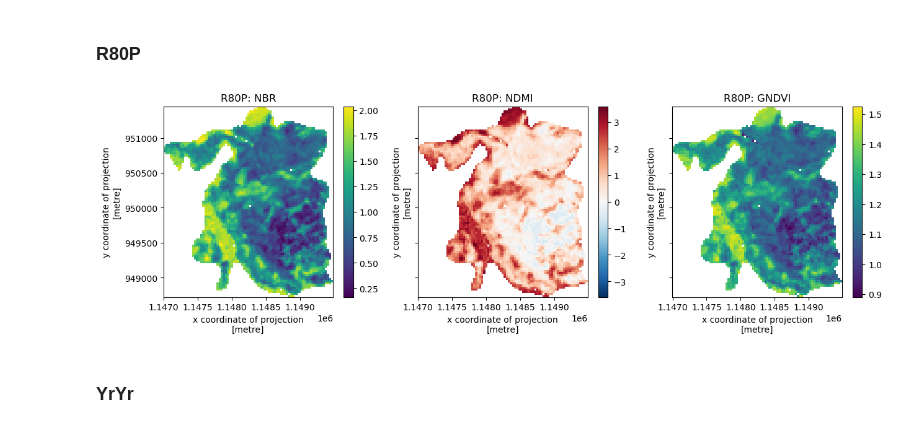
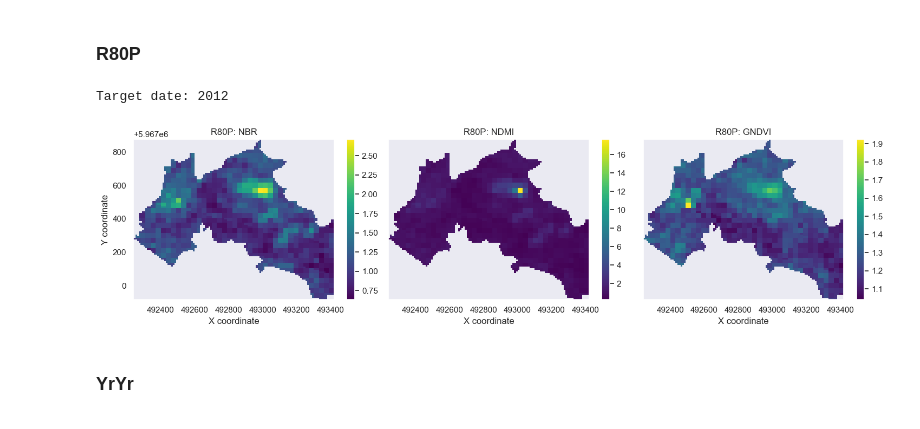
Before and after one commit to PEOPLE-ER/spectral-recovery, a Jupyter notebook: docs/overview_API.ipynb, the cells around one changed output. Cells and saved outputs as stored; diff of their text form; code cells hidden in the pictures.

```diff
--- a/docs/overview_API.ipynb
+++ b/docs/overview_API.ipynb
@@ -180,14 +126,11 @@ for i in range(3):
 # %% [markdown]
 ### R80P
 # %%
-r80p = ra.R80P()
+r80p = ra.R80P(timestep=6)
+plot_metrics(r80p)
+# %% [output]
+Target date: 2012
+[figure, added]
-# %%
-fig, axes = plt.subplots(ncols=3, sharex=True, sharey=True, figsize=[15, 4])
-for i in range(3):
-    r80p[0,i,:,:].plot(ax=axes[i])
-    axes[i].set_title(f"R80P: {y2r['band'].values[i]}")
-# %% [output]
-[figure, removed]
 # %% [markdown]
 ### YrYr
 # %%
```
Also changed, not shown: parts of 31 cells of this notebook, 59 other files.
